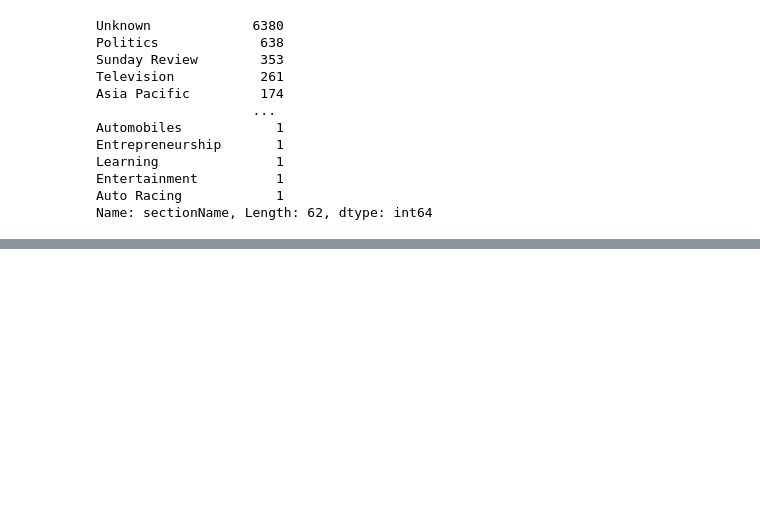
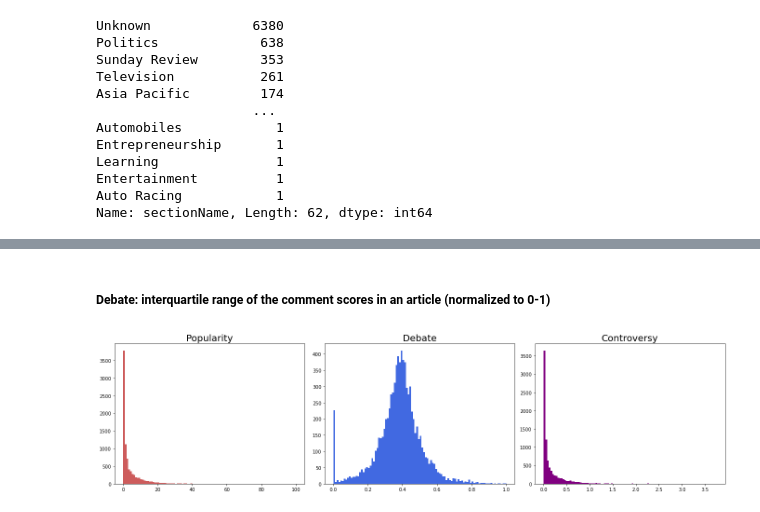
Before and after one commit to andreasala98/NYMines, a Jupyter notebook: NY_Mines.ipynb, the cells around one changed output, grey strips where cells are left out. Drawn from its saved outputs; the diff is of its cells as text; code cells hidden in the pictures; blank space fills up the shorter version.

Commit message:
Still more graphics

```diff
--- a/NY_Mines.ipynb
+++ b/NY_Mines.ipynb
@@ -568,0 +573,10 @@ Name: sectionName, Length: 62, dtype: int64
+# %%
+arts['commentNumber'] = arts['articleID'].map(comms['articleID'].value_counts())
+arts['commentNumber'] = 100 * arts['commentNumber'] / arts['commentNumber'].max()
+# %%
+arts.sort_values(by='commentNumber',ascending=False, inplace=True)
+# %% [markdown]
+##### Debate: interquartile range of the comment scores in an article (normalized to 0-1)
+# %%
+arts['debate'] = arts['articleID'].map(comms.groupby('articleID')['popularity'].agg(iqr))
+arts['debate'] = arts['debate'] / arts['debate'].max()
@@ -568,0 +585,19 @@ Name: sectionName, Length: 62, dtype: int64
+# %%
+arts['controv'] =  0.1 * arts['commentNumber'] * (0.001 + arts['debate'])
+arts.sort_values(by='controv',ascending=False,inplace=True)
+# Remember all trials!! (Without normalization, without epsilon, ...)
+# %%
+fig, axs = plt.subplots(1, 3, figsize=(19, 5))
+#fig.suptitle('Distributions - Strategy 1', fontsize=20)
+
+axs[0].hist(arts['commentNumber'],bins=100, color='indianred')
+axs[0].set_title('Popularity', fontsize=20)
+axs[1].hist(arts['debate'],bins=100, color='royalblue')
+axs[1].set_title('Debate', fontsize=20)
+axs[2].hist(arts['controv'],bins=100, color='purple')
+axs[2].set_title('Controversy', fontsize=20)
+
+plt.tight_layout()
+plt.savefig("Pictures/Strat1Dist.pdf")
+# %% [output]
+[figure, added]
```
Also changed, not shown: parts of 4 cells of this notebook, 2 other files.
